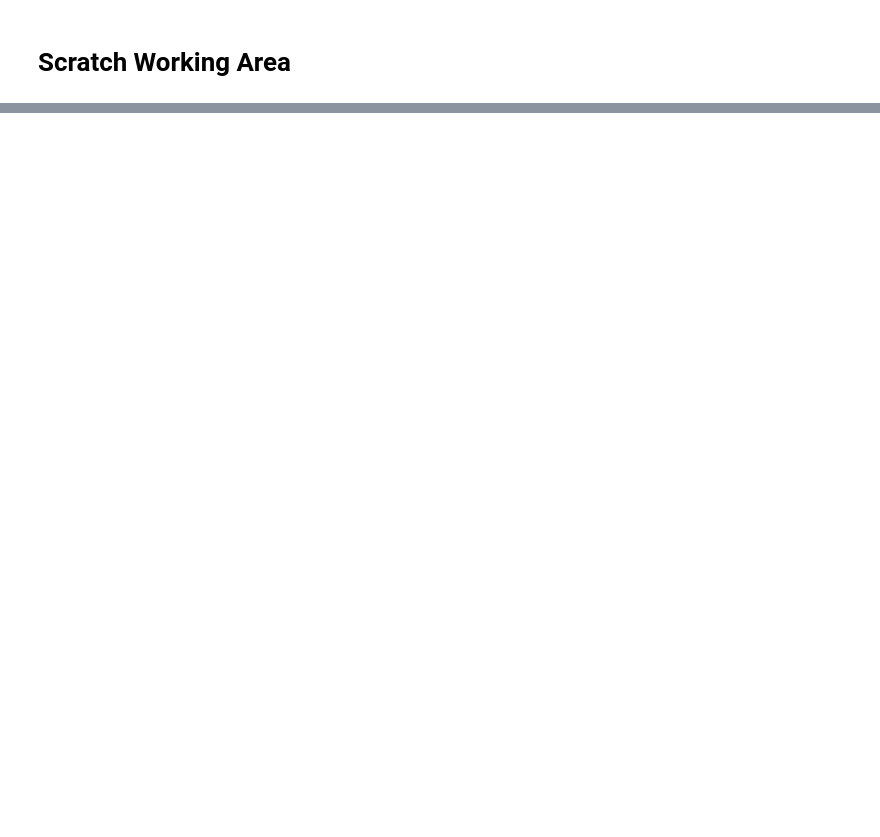
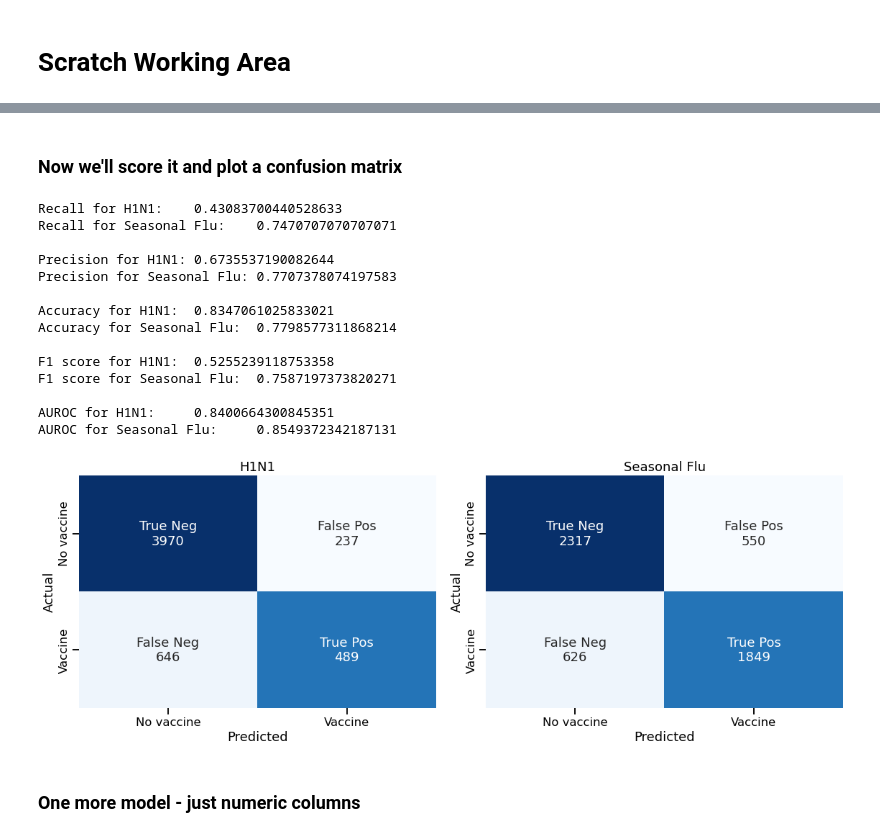
Before and after one commit to jeffbeech/Flu-Shot-Learning, a Jupyter notebook: matt notebook.ipynb, the cells around one changed output, grey strips where cells are left out. Saved outputs shown, nothing was run; the diff lists cells and outputs as text; code cells hidden in the pictures; blank space fills up the shorter version.

```diff
--- a/matt notebook.ipynb
+++ b/matt notebook.ipynb
@@ -466,0 +611,7 @@ preprocessor = Pipeline(
+# %%
+imputer = SimpleImputer(missing_values=np.nan, strategy='most_frequent')
+
+imputer.fit(X_train)
+
+X_train_imp = pd.DataFrame(imputer.transform(X_train), columns=X_train.columns, index=X_train.index)
+X_test_imp = pd.DataFrame(imputer.transform(X_test), columns=X_test.columns, index=X_test.index)
@@ -466,0 +620,11 @@ preprocessor = Pipeline(
+# %%
+X_train_obj = X_train_imp
+X_test_obj = X_test_imp
+
+ohe = OneHotEncoder(categories="auto", handle_unknown="ignore", sparse=False)
+
+X_train_ohe = pd.DataFrame(ohe.fit_transform(X_train_obj), columns=ohe.get_feature_names(), index=X_train_obj.index)
+X_test_ohe = pd.DataFrame(ohe.transform(X_test_obj), columns=ohe.get_feature_names(), index=X_test_obj.index)
+
+X_train_ohe = pd.concat([X_train_imp[numeric_columns], X_train_ohe], axis=1)
+X_test_ohe = pd.concat([X_test_imp[numeric_columns], X_test_ohe], axis=1)
@@ -466,0 +637,35 @@ preprocessor = Pipeline(
+# %%
+log_reg_h1n1 = LogisticRegression(max_iter=1000)
+log_reg_ssnl = LogisticRegression(max_iter=1000)
+
+log_reg_h1n1.fit(X_train_ohe, y_train_h1n1)
+log_reg_ssnl.fit(X_train_ohe, y_train_ssnl);
+# %% [markdown]
+### Now we'll score it and plot a confusion matrix
+# %%
+y_hat_h1n1 = log_reg_h1n1.predict(X_test_ohe)
+y_hat_ssnl = log_reg_ssnl.predict(X_test_ohe)
+
+
+y_proba_h1n1 = log_reg_h1n1.predict_proba(X_test_ohe)
+y_proba_ssnl = log_reg_ssnl.predict_proba(X_test_ohe)
+# %%
+all_metrics([y_test_h1n1, y_test_ssnl], [y_hat_h1n1, y_hat_ssnl], [y_proba_h1n1, y_proba_ssnl], model_name=['H1N1','Seasonal Flu'])
+# %% [output]
+Recall for H1N1:    0.43083700440528633
+Recall for Seasonal Flu:    0.7470707070707071
+
+Precision for H1N1: 0.6735537190082644
+Precision for Seasonal Flu: 0.7707378074197583
+
+Accuracy for H1N1:  0.8347061025833021
+Accuracy for Seasonal Flu:  0.7798577311868214
+
+F1 score for H1N1:  0.5255239118753358
+F1 score for Seasonal Flu:  0.7587197373820271
+
+AUROC for H1N1:     0.8400664300845351
+AUROC for Seasonal Flu:     0.8549372342187131
+[figure, added]
+# %% [markdown]
+### One more model - just numeric columns
```
Also changed, not shown: parts of 45 cells of this notebook.
